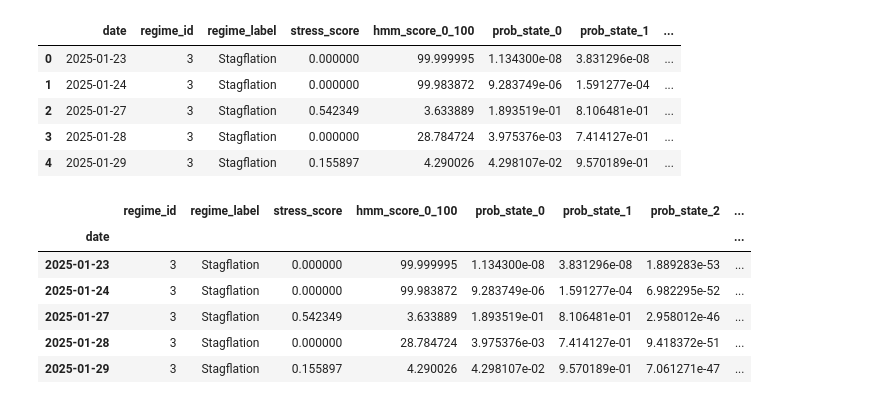
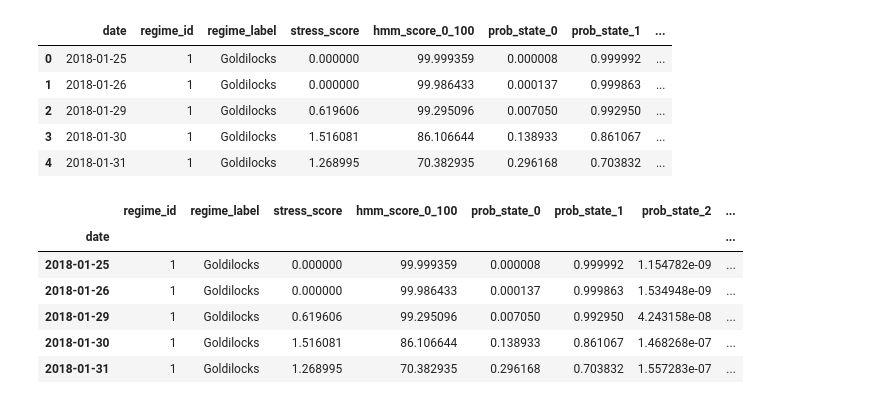
Before and after one commit to birdblues/fedwatch, a Jupyter notebook: test3.ipynb, the cells around one changed output. Saved outputs shown, nothing was run; the diff lists cells and outputs as text; code cells hidden in the pictures.

```diff
--- a/test3.ipynb
+++ b/test3.ipynb
@@ -64,17 +64,17 @@ def fetch_macro_state_daily(start_date: dt.date, end_date: dt.date) -> pd.DataFr
     return df
 # %%
 end = dt.date.today()
-start = end - dt.timedelta(days=365)
+start = end - dt.timedelta(days=365*8)
 
 macro = fetch_macro_state_daily(start, end)
 macro.head()
 # %% [output]
 |  | date | regime_id | regime_label | stress_score | hmm_score_0_100 | prob_state_0 | prob_state_1 | ... |
-| 0 | 2025-01-23 | 3 | Stagflation | 0.000000 | 99.999995 | 1.134300e-08 | 3.831296e-08 | ... |
-| 1 | 2025-01-24 | 3 | Stagflation | 0.000000 | 99.983872 | 9.283749e-06 | 1.591277e-04 | ... |
-| 2 | 2025-01-27 | 3 | Stagflation | 0.542349 | 3.633889 | 1.893519e-01 | 8.106481e-01 | ... |
-| 3 | 2025-01-28 | 3 | Stagflation | 0.000000 | 28.784724 | 3.975376e-03 | 7.414127e-01 | ... |
-| 4 | 2025-01-29 | 3 | Stagflation | 0.155897 | 4.290026 | 4.298107e-02 | 9.570189e-01 | ... |
+| 0 | 2018-01-25 | 1 | Goldilocks | 0.000000 | 99.999359 | 0.000008 | 0.999992 | ... |
+| 1 | 2018-01-26 | 1 | Goldilocks | 0.000000 | 99.986433 | 0.000137 | 0.999863 | ... |
+| 2 | 2018-01-29 | 1 | Goldilocks | 0.619606 | 99.295096 | 0.007050 | 0.992950 | ... |
+| 3 | 2018-01-30 | 1 | Goldilocks | 1.516081 | 86.106644 | 0.138933 | 0.861067 | ... |
+| 4 | 2018-01-31 | 1 | Goldilocks | 1.268995 | 70.382935 | 0.296168 | 0.703832 | ... |
 # %%
 # fetch SPX (^GSPC) and align
 # Using multi_level_index=False to avoid MultiIndex columns (yfinance >= 0.2)
@@ -105,9 +105,9 @@ df.head()
 # %% [output]
 |  | regime_id | regime_label | stress_score | hmm_score_0_100 | prob_state_0 | prob_state_1 | prob_state_2 | ... |
 | date |  |  |  |  |  |  |  | ... |
-| 2025-01-23 | 3 | Stagflation | 0.000000 | 99.999995 | 1.134300e-08 | 3.831296e-08 | 1.889283e-53 | ... |
-| 2025-01-24 | 3 | Stagflation | 0.000000 | 99.983872 | 9.283749e-06 | 1.591277e-04 | 6.982295e-52 | ... |
-| 2025-01-27 | 3 | Stagflation | 0.542349 | 3.633889 | 1.893519e-01 | 8.106481e-01 | 2.958012e-46 | ... |
-| 2025-01-28 | 3 | Stagflation | 0.000000 | 28.784724 | 3.975376e-03 | 7.414127e-01 | 9.418372e-51 | ... |
-| 2025-01-29 | 3 | Stagflation | 0.155897 | 4.290026 | 4.298107e-02 | 9.570189e-01 | 7.061271e-47 | ... |
+| 2018-01-25 | 1 | Goldilocks | 0.000000 | 99.999359 | 0.000008 | 0.999992 | 1.154782e-09 | ... |
+| 2018-01-26 | 1 | Goldilocks | 0.000000 | 99.986433 | 0.000137 | 0.999863 | 1.534948e-09 | ... |
+| 2018-01-29 | 1 | Goldilocks | 0.619606 | 99.295096 | 0.007050 | 0.992950 | 4.243158e-08 | ... |
+| 2018-01-30 | 1 | Goldilocks | 1.516081 | 86.106644 | 0.138933 | 0.861067 | 1.468268e-07 | ... |
+| 2018-01-31 | 1 | Goldilocks | 1.268995 | 70.382935 | 0.296168 | 0.703832 | 1.557283e-07 | ... |
 # %%
```
Also changed, not shown: parts of 2 cells of this notebook, 3 other files.
